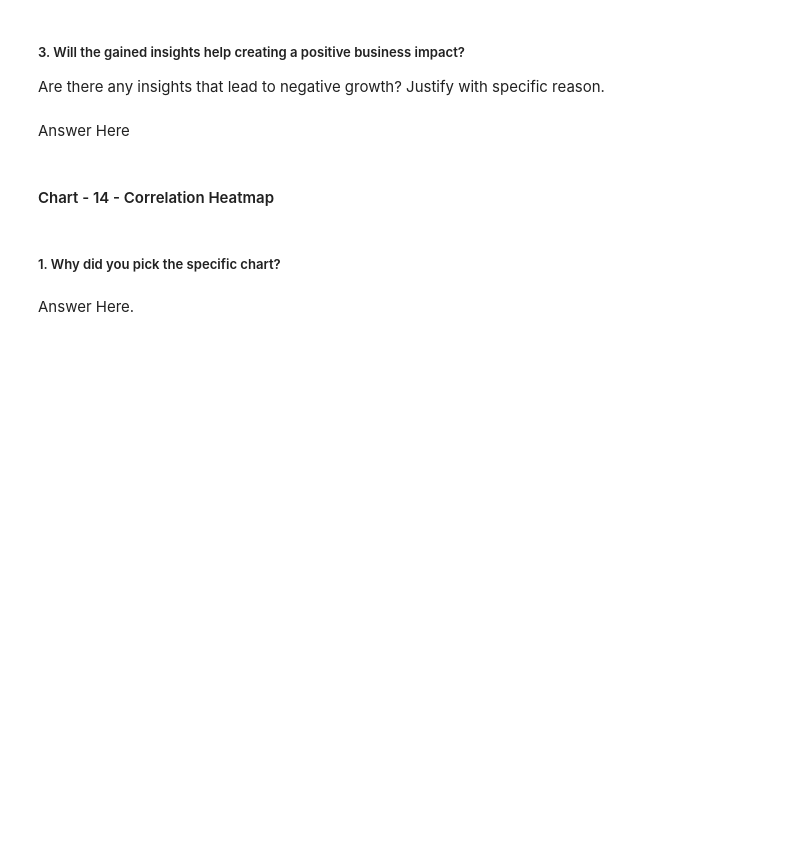
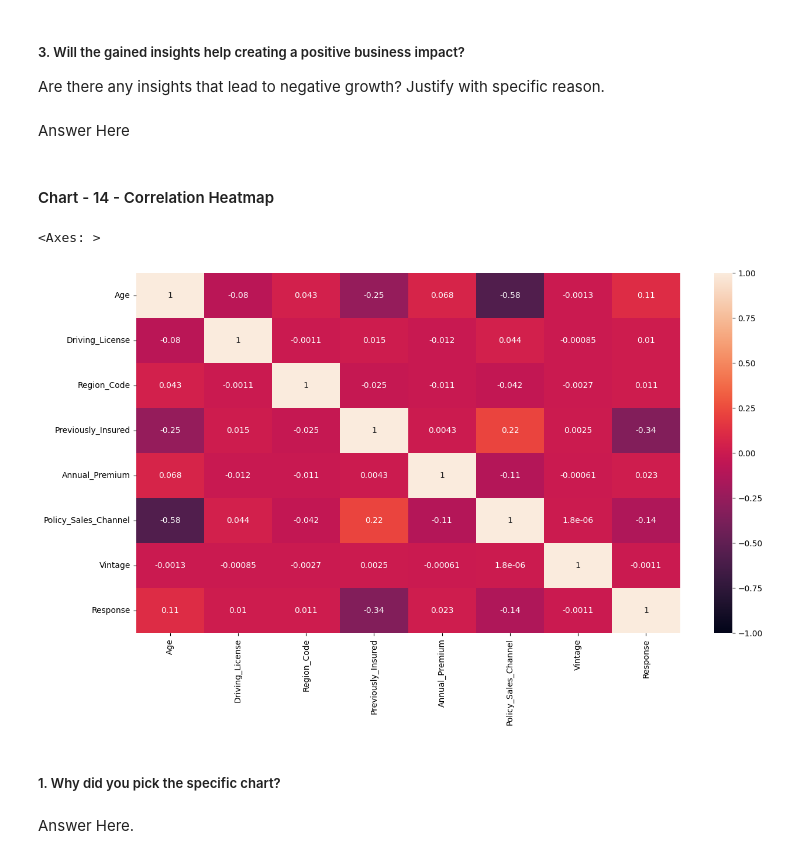
Before and after one commit to priyaregit/Classification-ML_Insurance-Cross-Sell-Prediction, a Jupyter notebook: Health_Insurance_Cross_Sell_Prediction_Classification.ipynb, the cells around one changed output. Drawn from its saved outputs; the diff is of its cells as text; code cells hidden in the pictures; blank space fills up the shorter version.

```diff
--- a/Health_Insurance_Cross_Sell_Prediction_Classification.ipynb
+++ b/Health_Insurance_Cross_Sell_Prediction_Classification.ipynb
@@ -792,3 +791,14 @@ Answer Here
+# %%
+# Correlation Heatmap visualization code
+
+# Setting the plot size
+f, ax = plt.subplots(figsize=(15,8))
+
+# Creating a heat map of 'store' to find correlation
+sns.heatmap(df.corr(),  vmin=-1, annot = True)
+# %% [output]
+<Axes: >
+[figure, added]
 # %% [markdown]
 ##### 1. Why did you pick the specific chart?
 # %% [markdown]
```
Also changed, not shown: parts of 20 cells of this notebook.
